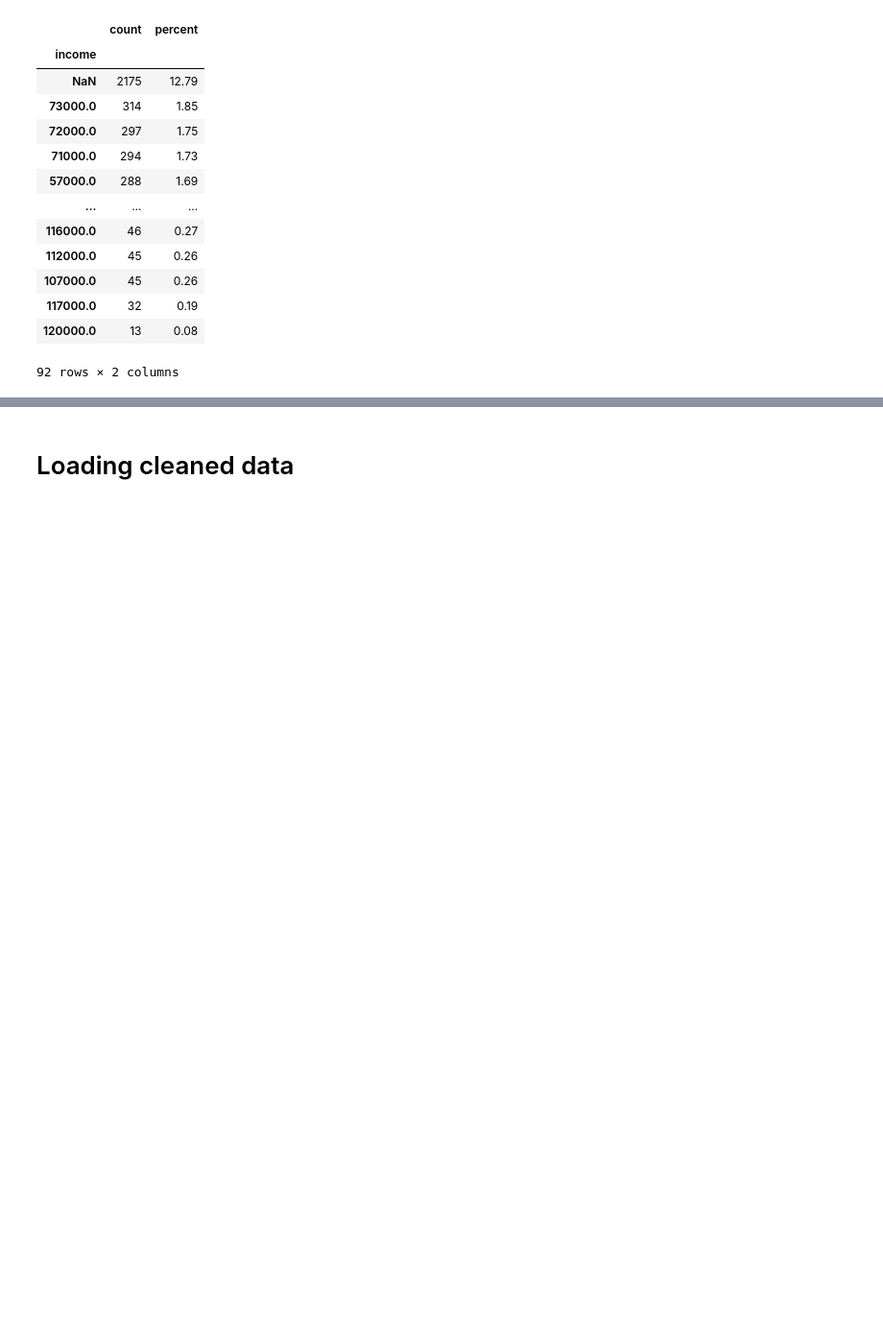
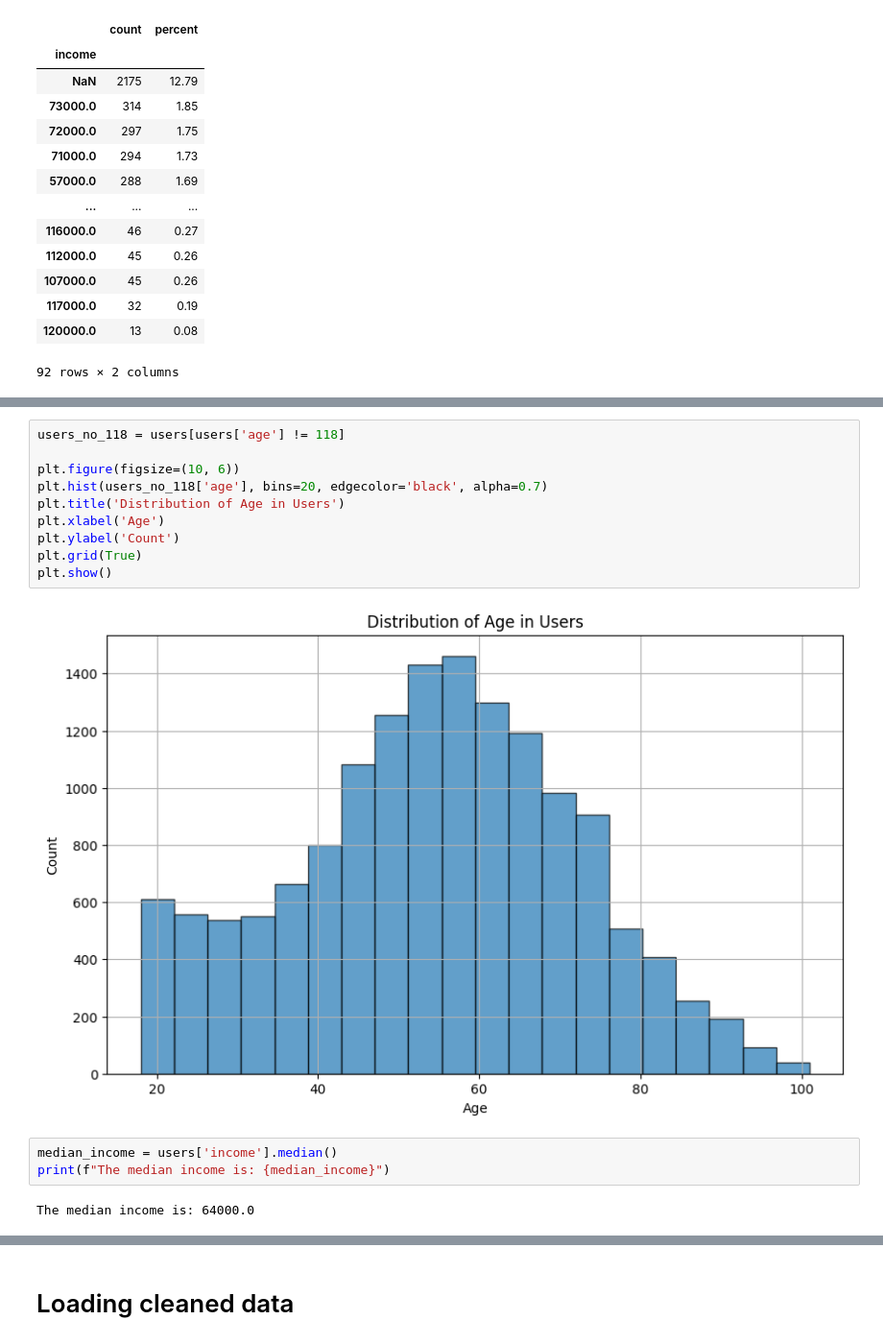
Before and after one commit to meeby280/UdacityDataScienceProject4, a Jupyter notebook: 2_eda.ipynb, the cells around one changed output, grey strips where cells are left out. Shown: that part at 96% size. Saved outputs shown, nothing was run; the diff lists cells and outputs as text; blank space fills up the shorter version.

```diff
--- a/2_eda.ipynb
+++ b/2_eda.ipynb
@@ -143,0 +188,17 @@ for cn in users.columns:
+# %%
+users_no_118 = users[users['age'] != 118]
+
+plt.figure(figsize=(10, 6))
+plt.hist(users_no_118['age'], bins=20, edgecolor='black', alpha=0.7)
+plt.title('Distribution of Age in Users')
+plt.xlabel('Age')
+plt.ylabel('Count')
+plt.grid(True)
+plt.show()
+# %% [output]
+[figure, added]
+# %%
+median_income = users['income'].median()
+print(f"The median income is: {median_income}")
+# %% [output]
+The median income is: 64000.0
```
Also changed, not shown: parts of 9 cells of this notebook, 3 other files.
